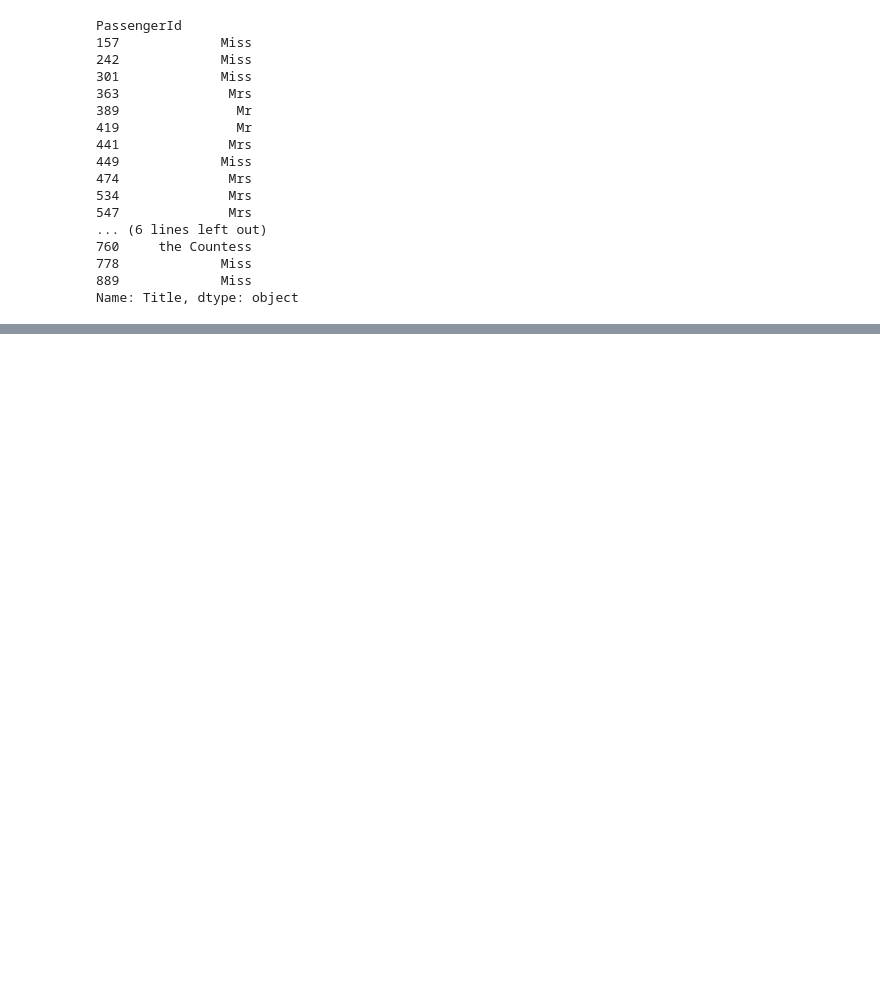
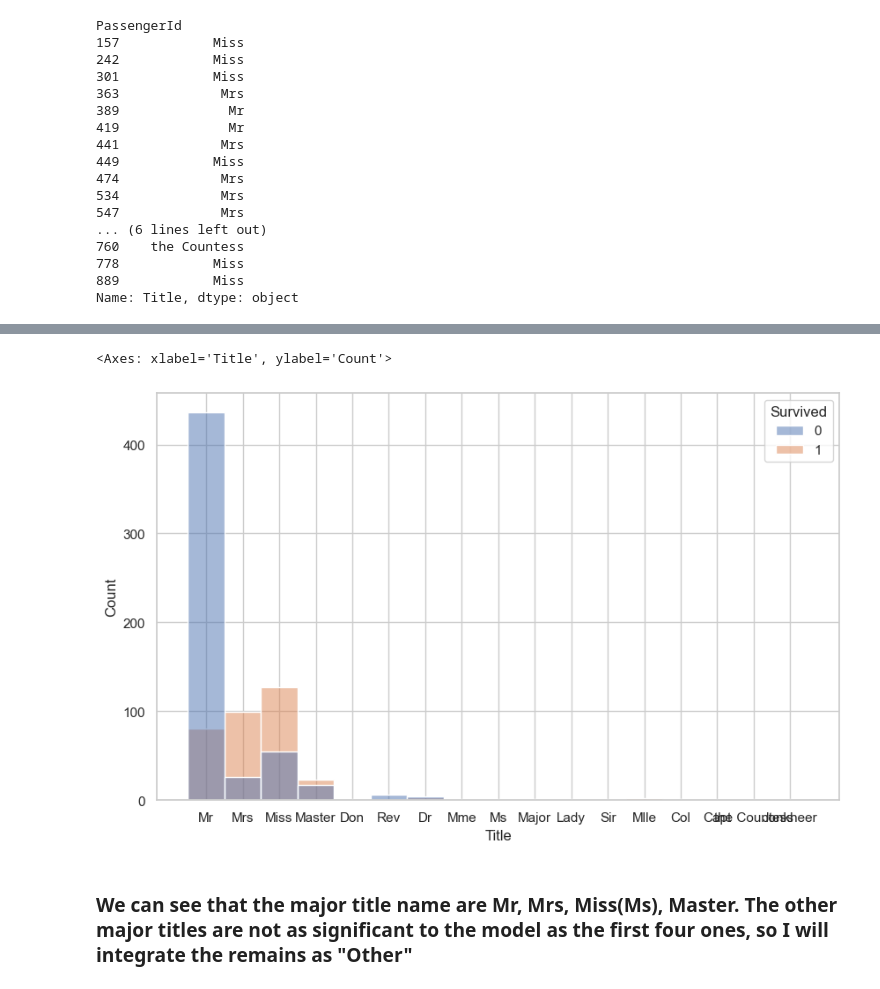
Before and after one commit to TinhAnhDepZAIII/MachineLearningTitanic, a Jupyter notebook: TitanicML.ipynb, the cells around one changed output, grey strips where cells are left out. Saved outputs shown, nothing was run; the diff lists cells and outputs as text; code cells hidden in the pictures; blank space fills up the shorter version.

Commit message:
finished featue engineering, start data wrangling

```diff
--- a/TitanicML.ipynb
+++ b/TitanicML.ipynb
@@ -383,7 +385,7 @@ memory usage: 48.2+ KB
 # %%
 def extract_title(name):
     etr = name.split(',')[1].split('.')[0].rstrip('.')
-    return etr
+    return etr.strip()
 
 train_train['Title'] = train_train['Name'].apply(lambda name: extract_title(name))
 # %%
@@ -510 +512,12 @@ Title
 Name: count, dtype: int64
+# %%
+
+
+sns.set(style='whitegrid')
+fig, ax = plt.subplots(figsize=(10, 6))
+sns.histplot(data=train_train, x='Title', hue='Survived', ax=ax)
+# %% [output]
+<Axes: xlabel='Title', ylabel='Count'>
+[figure, added]
+# %% [markdown]
+### We can see that the major title name are Mr, Mrs, Miss(Ms), Master. The other major titles are not as significant to the model as the first four ones, so I will integrate the remains as "Other"
```
Also changed, not shown: parts of 24 cells of this notebook.
